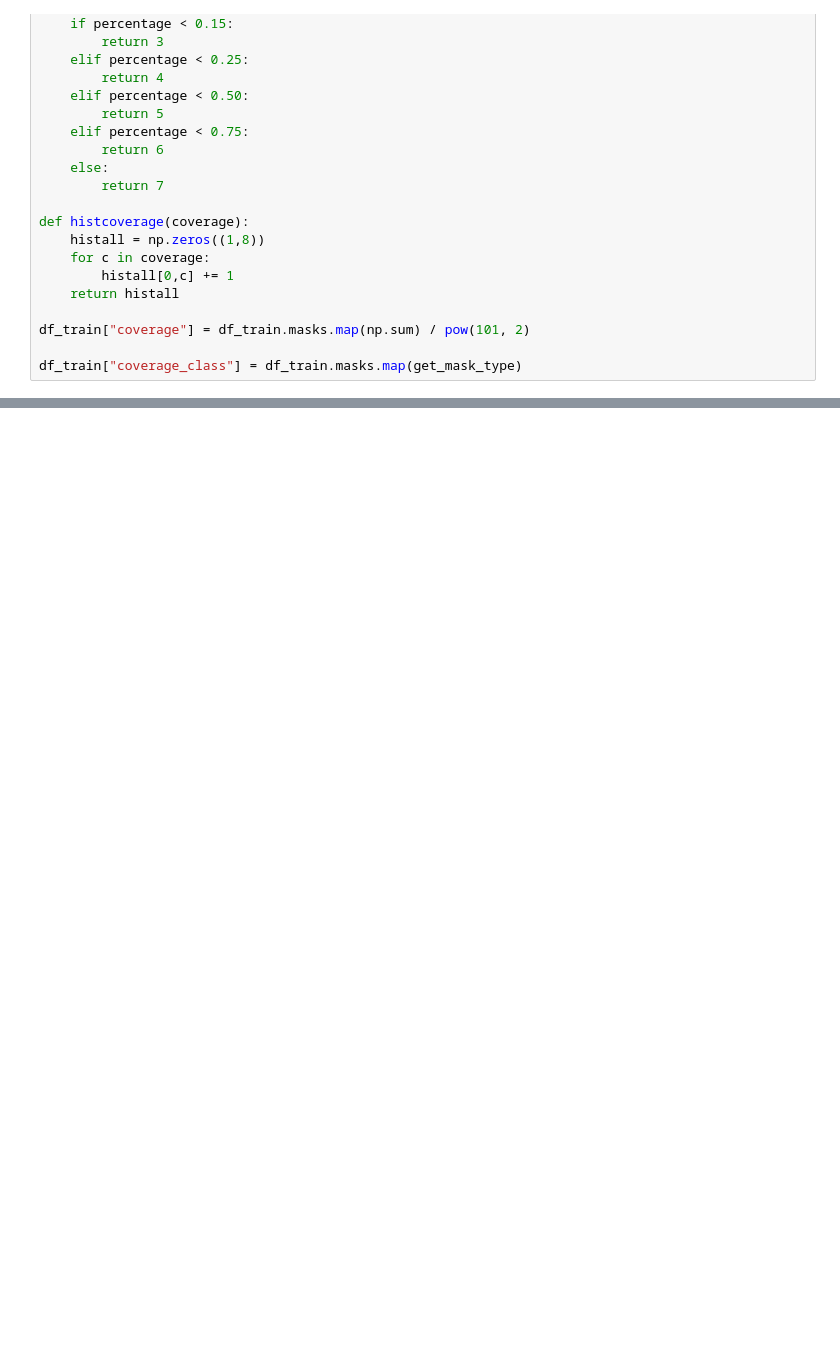
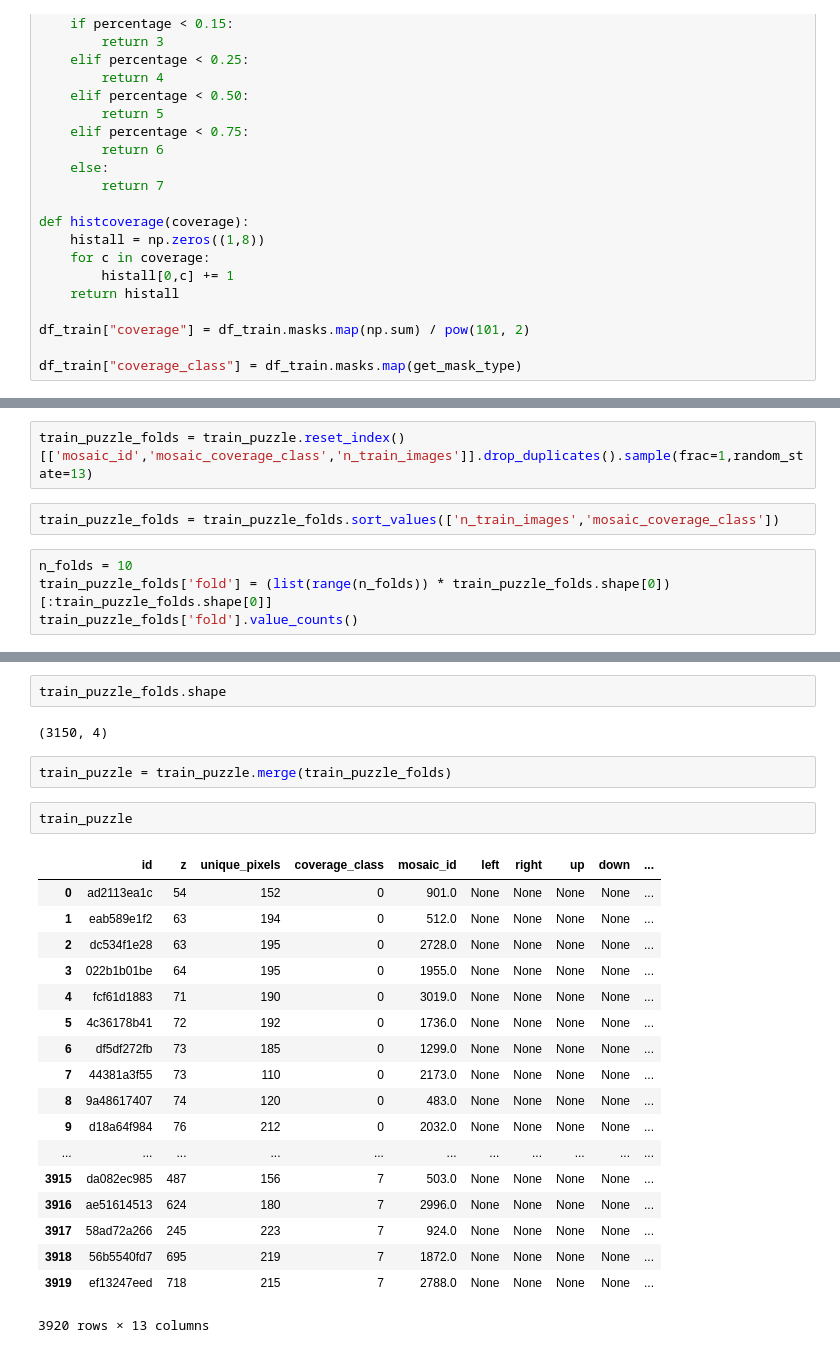
Before and after one commit to ybabakhin/kaggle_salt_bes_phalanx, a Jupyter notebook: datasets/EDA.ipynb, the cells around one changed output, grey strips where cells are left out. Saved outputs shown, nothing was run; the diff lists cells and outputs as text; blank space fills up the shorter version.

```diff
--- a/datasets/EDA.ipynb
+++ b/datasets/EDA.ipynb
@@ -98,0 +227,8 @@ df_train.coverage_class.value_counts()
+# %%
+train_puzzle_folds = train_puzzle.reset_index()[['mosaic_id','mosaic_coverage_class','n_train_images']].drop_duplicates().sample(frac=1,random_state=13)
+# %%
+train_puzzle_folds = train_puzzle_folds.sort_values(['n_train_images','mosaic_coverage_class'])
+# %%
+n_folds = 10
+train_puzzle_folds['fold'] = (list(range(n_folds)) * train_puzzle_folds.shape[0])[:train_puzzle_folds.shape[0]]
+train_puzzle_folds['fold'].value_counts()
@@ -98,0 +267,27 @@ df_train.coverage_class.value_counts()
+# %%
+train_puzzle_folds.shape
+# %% [output]
+(3150, 4)
+# %%
+train_puzzle = train_puzzle.merge(train_puzzle_folds)
+# %%
+train_puzzle
+# %% [output]
+|  | id | z | unique_pixels | coverage_class | mosaic_id | left | right | up | down | ... |
+| 0 | ad2113ea1c | 54 | 152 | 0 | 901.0 | None | None | None | None | ... |
+| 1 | eab589e1f2 | 63 | 194 | 0 | 512.0 | None | None | None | None | ... |
+| 2 | dc534f1e28 | 63 | 195 | 0 | 2728.0 | None | None | None | None | ... |
+| 3 | 022b1b01be | 64 | 195 | 0 | 1955.0 | None | None | None | None | ... |
+| 4 | fcf61d1883 | 71 | 190 | 0 | 3019.0 | None | None | None | None | ... |
+| 5 | 4c36178b41 | 72 | 192 | 0 | 1736.0 | None | None | None | None | ... |
+| 6 | df5df272fb | 73 | 185 | 0 | 1299.0 | None | None | None | None | ... |
+| 7 | 44381a3f55 | 73 | 110 | 0 | 2173.0 | None | None | None | None | ... |
+| 8 | 9a48617407 | 74 | 120 | 0 | 483.0 | None | None | None | None | ... |
+| 9 | d18a64f984 | 76 | 212 | 0 | 2032.0 | None | None | None | None | ... |
+| ... | ... | ... | ... | ... | ... | ... | ... | ... | ... | ... |
+| 3915 | da082ec985 | 487 | 156 | 7 | 503.0 | None | None | None | None | ... |
+| 3916 | ae51614513 | 624 | 180 | 7 | 2996.0 | None | None | None | None | ... |
+| 3917 | 58ad72a266 | 245 | 223 | 7 | 924.0 | None | None | None | None | ... |
+| 3918 | 56b5540fd7 | 695 | 219 | 7 | 1872.0 | None | None | None | None | ... |
+| 3919 | ef13247eed | 718 | 215 | 7 | 2788.0 | None | None | None | None | ... |
+3920 rows × 13 columns
```
Also changed, not shown: parts of 35 cells of this notebook, 12 other files.
